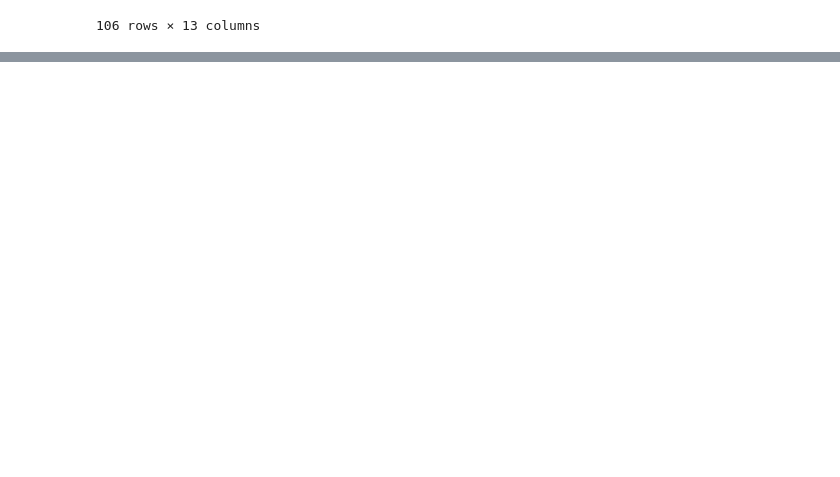
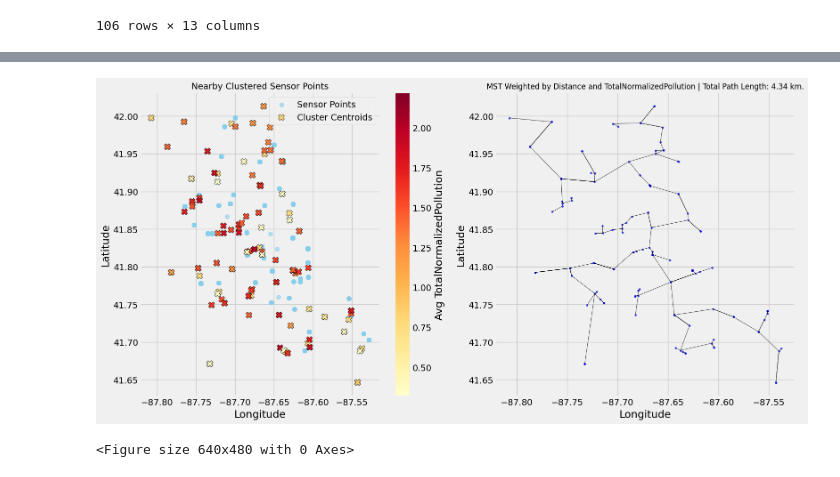
Before and after one commit to Dr-Isam-ALJAWARNEH/fds-project-geodevelopers, a Jupyter notebook: Minimum_Spanning_Tree_for_Optimizing_Pollution_Monitoring_Networks.ipynb, the cells around one changed output, grey strips where cells are left out. Drawn from its saved outputs; the diff is of its cells as text; code cells hidden in the pictures; blank space fills up the shorter version.

```diff
--- a/Minimum_Spanning_Tree_for_Optimizing_Pollution_Monitoring_Networks.ipynb
+++ b/Minimum_Spanning_Tree_for_Optimizing_Pollution_Monitoring_Networks.ipynb
@@ -572,2 +602,11 @@ Sample_Data
 242679 rows × 14 columns
+# %%
+fig, ax = plt.subplots(1, 2, figsize=(16, 8))
+clustered_sample, centroids_sample = cluster_nearby_geohash_points(Sample_Data, Analyzing_Pollution_Column, ax=ax[0])
+mst_with_pollution(centroids_sample, Analyzing_Pollution_Column, ax=ax[1])
+plt.tight_layout()
+plt.show()
+# %% [output]
+[figure, added]
+<Figure size 640x480 with 0 Axes>
 # %%
```
Also changed, not shown: parts of 13 cells of this notebook.
